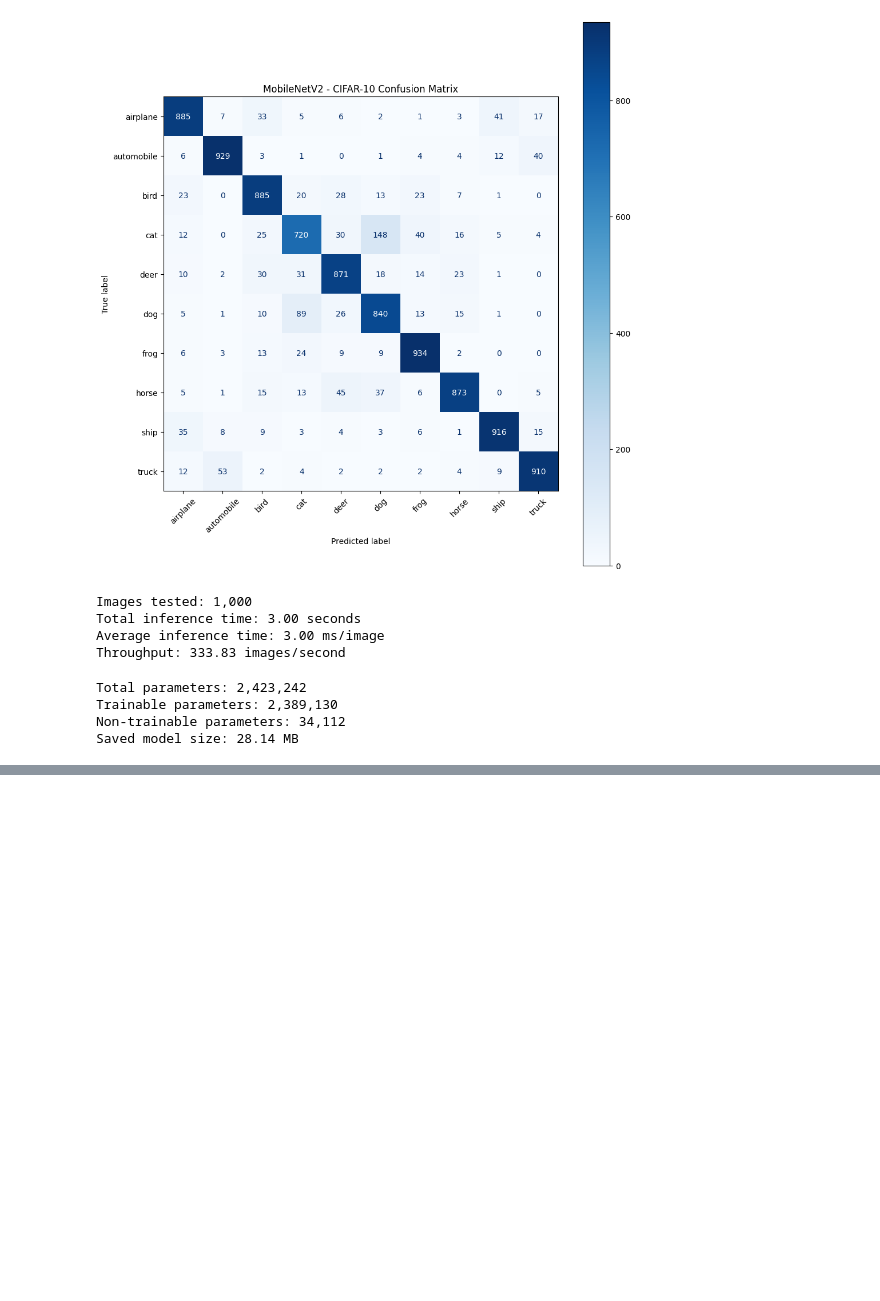
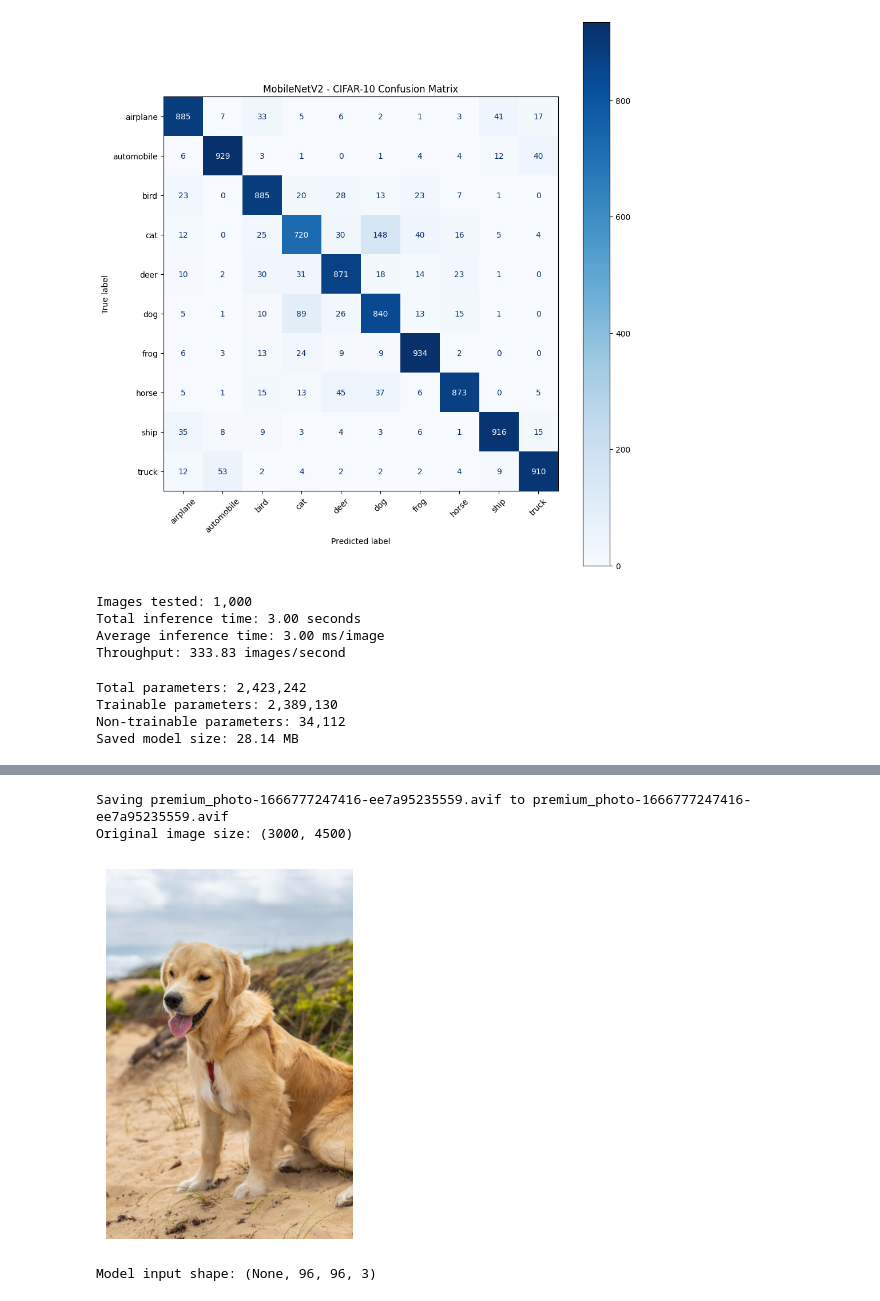
Before and after one commit to Trevorkaaya21/CIFAR-10-neural-networks-comparisons, a Jupyter notebook: CIFAR10_Models.ipynb, the cells around one changed output, grey strips where cells are left out. Saved outputs shown, nothing was run; the diff lists cells and outputs as text; code cells hidden in the pictures; blank space fills up the shorter version.

```diff
--- a/CIFAR10_Models.ipynb
+++ b/CIFAR10_Models.ipynb
@@ -603,0 +714,21 @@ print(f"Location: {save_folder}/cifar10_mobilenetv2.keras")
+# %%
+from google.colab import files
+from PIL import Image
+import numpy as np
+import matplotlib.pyplot as plt
+
+# Upload an image
+uploaded = files.upload()
+
+# Get uploaded filename
+filename = next(iter(uploaded))
+
+# Open the image
+uploaded_image = Image.open(filename).convert("RGB")
+
+print("Original image size:", uploaded_image.size)
+
+plt.imshow(uploaded_image)
+plt.axis("off")
+plt.show()
+# %% [output]
@@ -603,0 +736,7 @@ print(f"Location: {save_folder}/cifar10_mobilenetv2.keras")
+Saving premium_photo-1666777247416-ee7a95235559.avif to premium_photo-1666777247416-ee7a95235559.avif
+Original image size: (3000, 4500)
+[figure, added]
+# %%
+print("Model input shape:", pretrained.input_shape)
+# %% [output]
+Model input shape: (None, 96, 96, 3)
```
Also changed, not shown: parts of 19 cells of this notebook.
